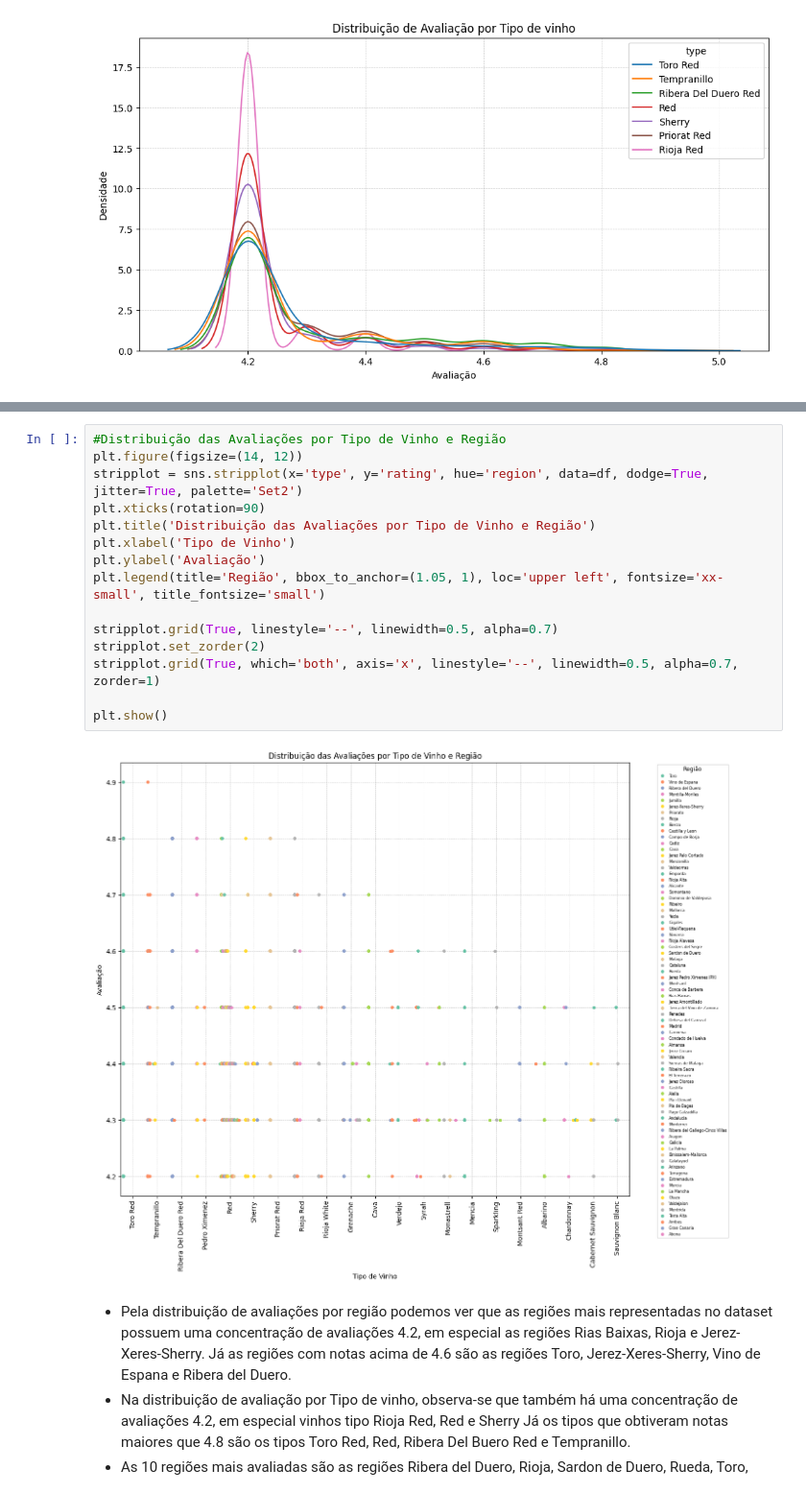
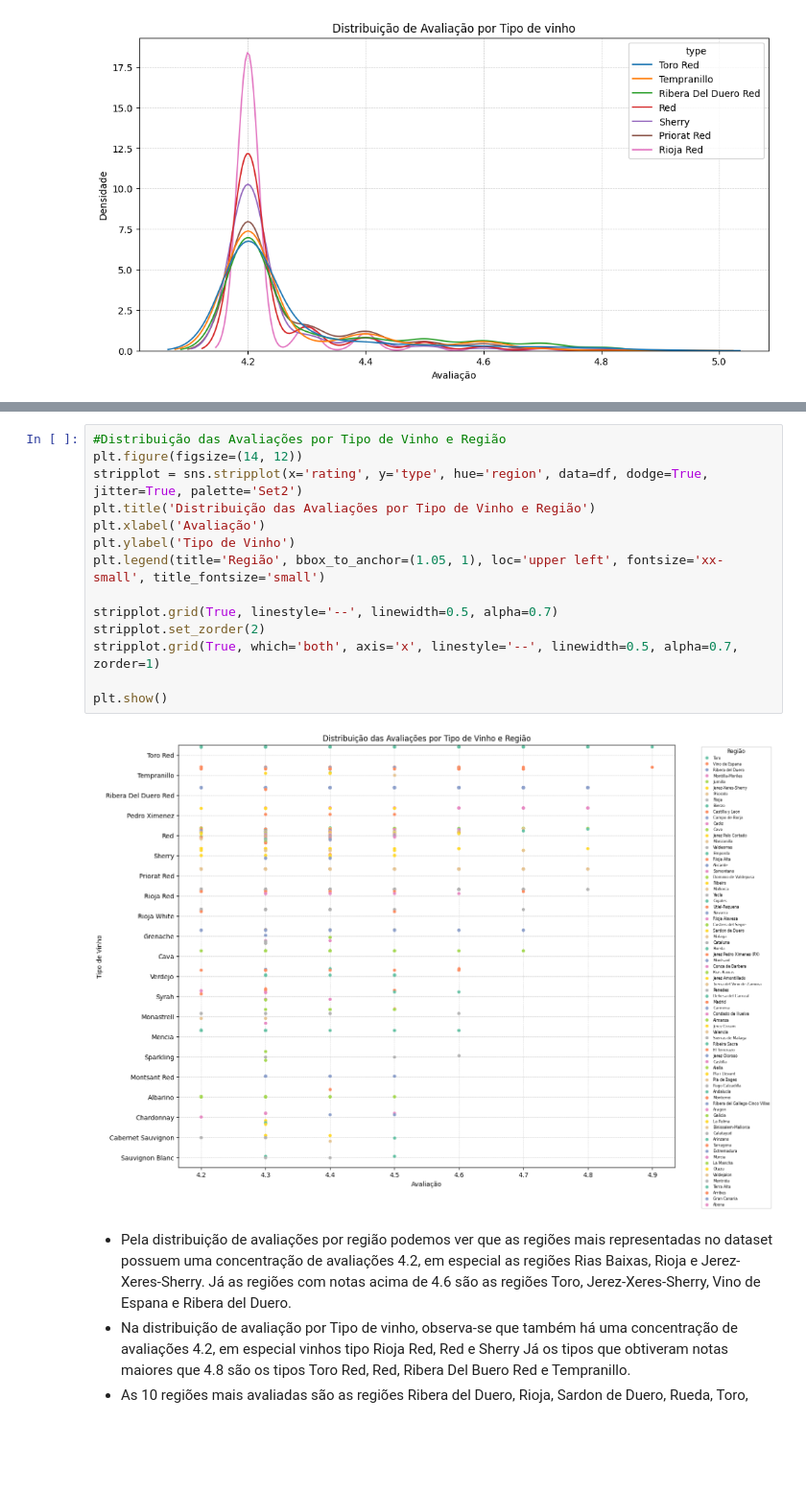
Before and after one commit to atlantico-academy/equipe3-2024.2, a Jupyter notebook: notebooks/01-exploratory_data_analysis.ipynb, the cells around one changed output, grey strips where cells are left out. Shown at 96% size. Saved outputs shown, nothing was run; the diff lists cells and outputs as text; blank space fills up the shorter version.

```diff
--- a/notebooks/01-exploratory_data_analysis.ipynb
+++ b/notebooks/01-exploratory_data_analysis.ipynb
@@ -202,20 +201,19 @@ plt.show()
 # %%
 #Distribuição das Avaliações por Tipo de Vinho e Região
 plt.figure(figsize=(14, 12))
-stripplot = sns.stripplot(x='type', y='rating', hue='region', data=df, dodge=True, jitter=True, palette='Set2')
-plt.xticks(rotation=90)
+stripplot = sns.stripplot(x='rating', y='type', hue='region', data=df, dodge=True, jitter=True, palette='Set2')
 plt.title('Distribuição das Avaliações por Tipo de Vinho e Região')
-plt.xlabel('Tipo de Vinho')
-plt.ylabel('Avaliação')
+plt.xlabel('Avaliação')
+plt.ylabel('Tipo de Vinho')
 plt.legend(title='Região', bbox_to_anchor=(1.05, 1), loc='upper left', fontsize='xx-small', title_fontsize='small')
 
 stripplot.grid(True, linestyle='--', linewidth=0.5, alpha=0.7)
 stripplot.set_zorder(2)
 stripplot.grid(True, which='both', axis='x', linestyle='--', linewidth=0.5, alpha=0.7, zorder=1)
 
 plt.show()
 # %% [output]
-[figure, old version]
+[figure, new version]
 # %% [markdown]
 - Pela distribuição de avaliações por região podemos ver que as regiões mais representadas no dataset possuem uma concentração de avaliações 4.2, em especial as regiões Rias Baixas, Rioja e Jerez-Xeres-Sherry. Já as regiões com  notas acima de 4.6 são as regiões Toro, Jerez-Xeres-Sherry, Vino de Espana e Ribera del Duero.
 - Na distribuição de avaliação por Tipo de vinho, observa-se que também há uma concentração de avaliações 4.2, em especial vinhos tipo Rioja Red, Red e Sherry Já os tipos que obtiveram notas maiores que 4.8 são os tipos Toro Red, Red, Ribera Del Buero Red e Tempranillo.
```
Also changed, not shown: parts of 5 cells of this notebook, 2 other files.
